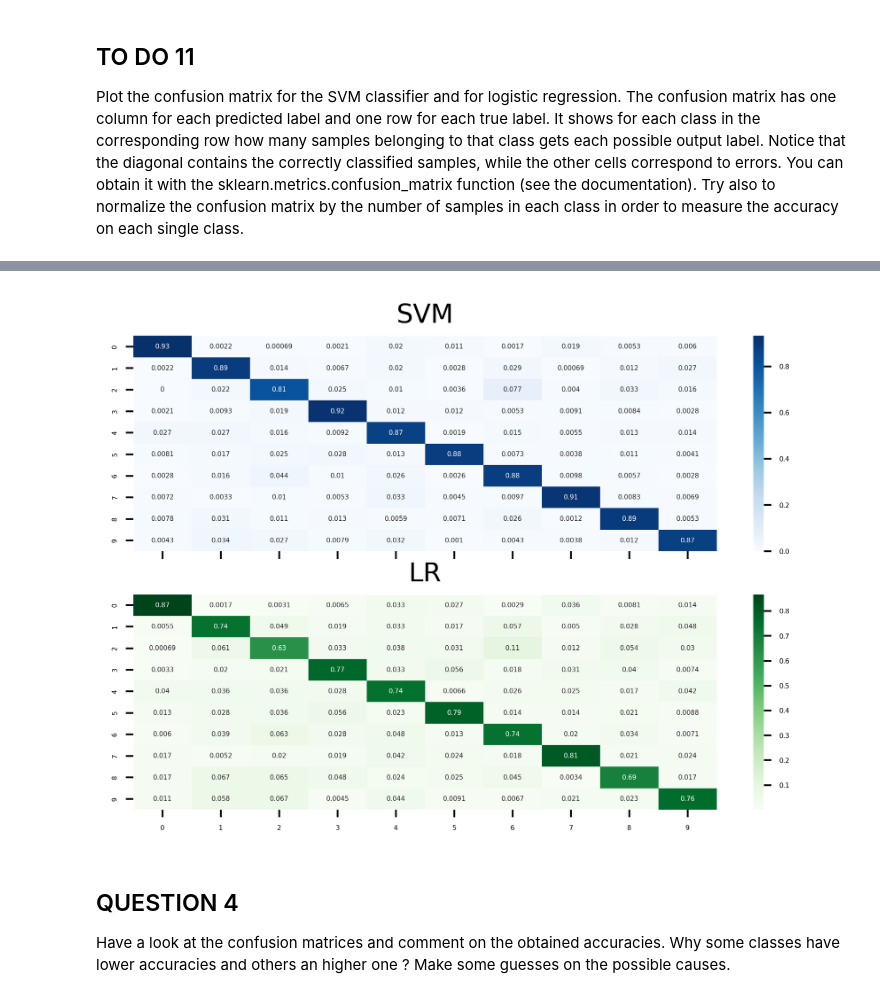
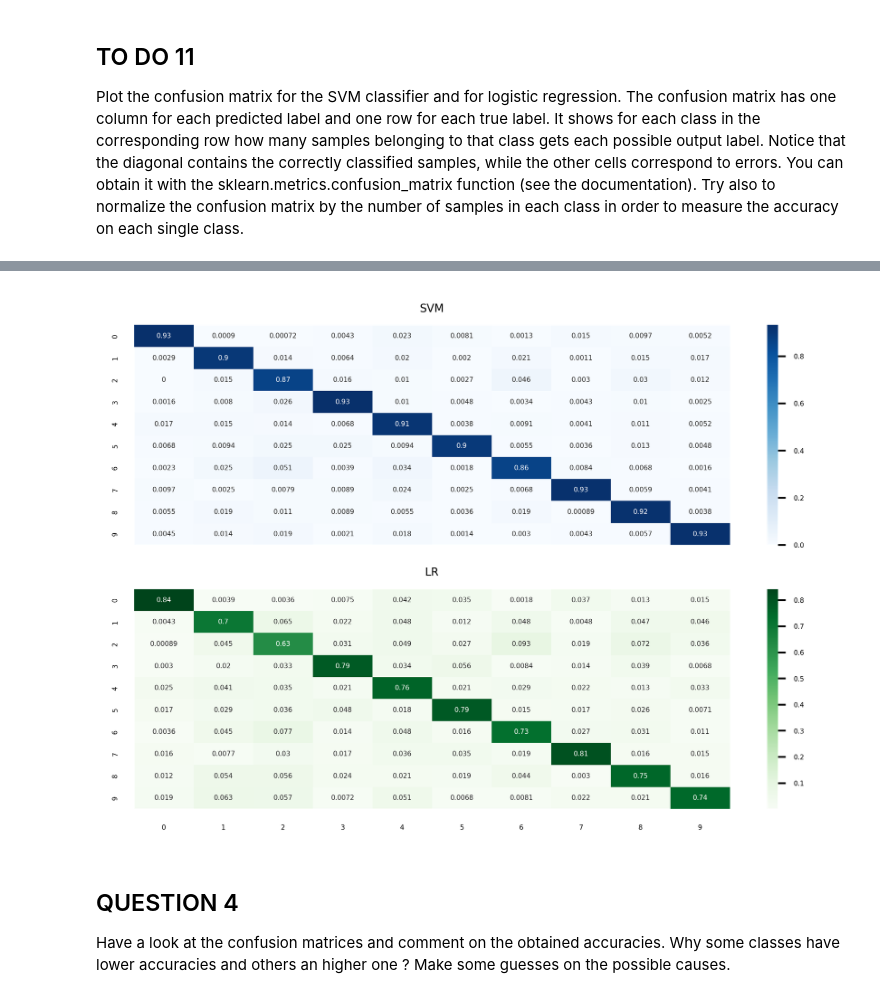
Before and after one commit to aidinattar/MachineLearning_Projects, a Jupyter notebook: Support_Vector_Machines/Attar_Aidin_Lab2.ipynb, the cells around one changed output, grey strips where cells are left out. Cells and saved outputs as stored; diff of their text form; code cells hidden in the pictures.

Commit message:
Minor fixes, TODO answer to the questions

```diff
--- a/Support_Vector_Machines/Attar_Aidin_Lab2.ipynb
+++ b/Support_Vector_Machines/Attar_Aidin_Lab2.ipynb
@@ -285,6 +285,9 @@ print(clf.best_score_)
 print("All scores on the grid:")
 #print(clf.cv_results_)
 
+C_best     = clf.best_params_['C']
+gamma_best = clf.best_params_['gamma']
+
 # using pandas
 rbfResults = pd.DataFrame.from_dict(clf.cv_results_)
 rbfResults
@@ -395,7 +398,7 @@ Choose a new number of data points.
 X = X[permutation]
 y = y[permutation]
 
-m_training = 2000 # TODO number of data points, adjust depending on the capabilities of your PC
+m_training = 4000 # TODO number of data points, adjust depending on the capabilities of your PC
 
 X_train, X_test = X[:m_training], X[m_training:]
 y_train, y_test = y[:m_training], y[m_training:]
@@ -414,7 +417,7 @@ Let's try to use SVM with parameters obtained from the best model for $m_{traini
 #get training and test error for the best SVM model from CV
 
 # ADD YOUR CODE
-best_SVM = SVC(kernel = 'rbf', C = 10, gamma = 0.01) # USE YOUR OPTIMAL PARAMETERS
+best_SVM = SVC(kernel = 'rbf', C = C_best, gamma = gamma_best) # USE YOUR OPTIMAL PARAMETERS
 
 # ADD YOUR CODE
 best_SVM.fit(X_train, y_train)
@@ -617,22 +580,28 @@ Labels and frequencies in test set:  [5807 5793 5800 5807 5782 5792 5800 5803 58
 # %%
 import seaborn as sn
 
 fig, axs = plt.subplots(nrows = 2, ncols = 1, sharey=True, sharex=True, dpi = 500)
 plt.rcParams['font.size'] = '3'
 axs[0].tick_params(axis='both', labelsize=3)
 axs[1].tick_params(axis='both', labelsize=3)
-axs[0].title.set_text('SVM')
-axs[1].title.set_text('LR')
+#axs[0].title.set_text('SVM')
+#axs[1].title.set_text( 'LR')
+axs[0].set_title('SVM', fontsize=5)
+axs[1].set_title( 'LR', fontsize=5)
+axs[0].tick_params(axis = "x", which = "both", bottom = False, top = False)
+axs[1].tick_params(axis = "x", which = "both", bottom = False, top = False)
+axs[0].tick_params(axis = "y", which = "both", right = False, left = False)
+axs[1].tick_params(axis = "y", which = "both", right = False, left = False)
 
 df_cm = pd.DataFrame(confusion_SVM/counts[:,None], index = [i for i in u], columns = [i for i in u])
 sn.heatmap(df_cm, annot=True, cmap="Blues", ax = axs[0])
 
 df_cm = pd.DataFrame(confusion_LR/counts[:,None], index = [i for i in u], columns = [i for i in u])
 sn.heatmap(df_cm, annot=True, cmap="Greens", ax = axs[1])
 
 plt.show()
 # %% [output]
-[figure, old version]
+[figure, new version]
 # %% [markdown]
 ## QUESTION 4
 Have a look at the confusion matrices and comment on the obtained accuracies. Why some classes have lower accuracies and others an higher one ? Make some guesses on the possible causes.
```
Also changed, not shown: parts of 12 cells of this notebook.
